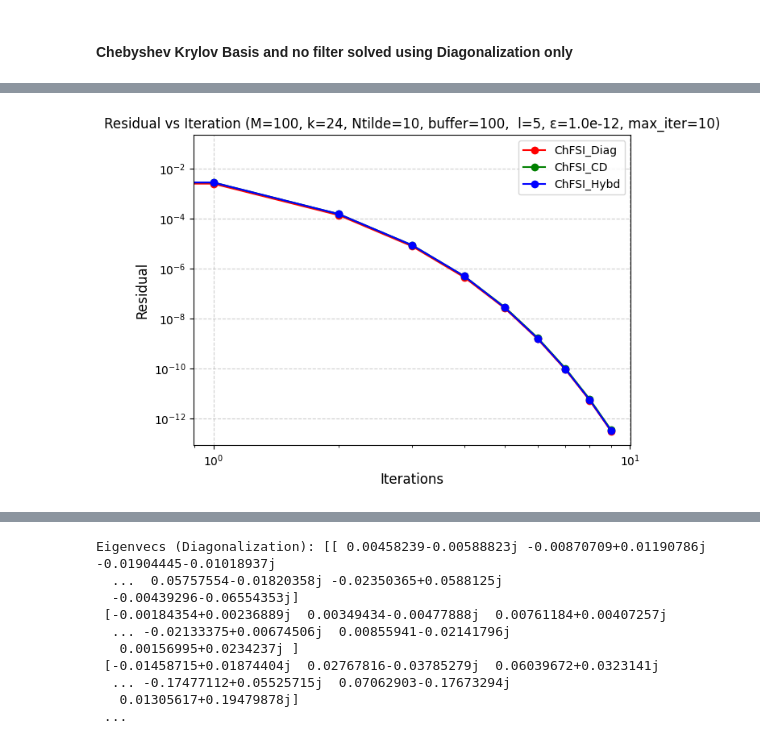
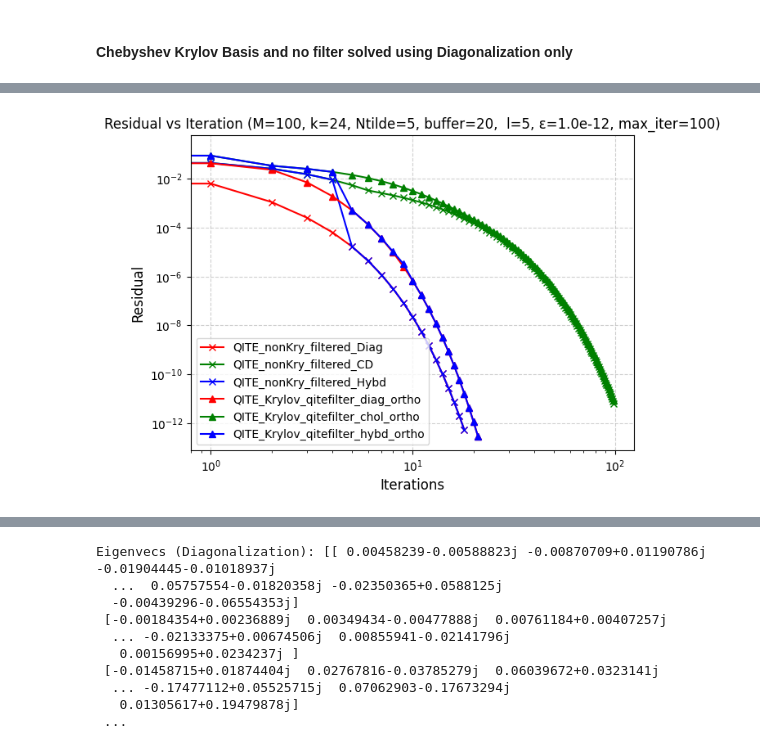
Before and after one commit to Nihar-Shah2001/Quantum_Computing_Notes, a Jupyter notebook: Notes/codes/project.ipynb, the cells around one changed output, grey strips where cells are left out. Drawn from its saved outputs; the diff is of its cells as text; code cells hidden in the pictures.

```diff
--- a/Notes/codes/project.ipynb
+++ b/Notes/codes/project.ipynb
@@ -380,9 +390,17 @@ def ChFSI_cholalgo(H, Psi, T_kH):
 
         # Regularization to ensure positive definiteness
         # S += np.eye(S.shape[0]) * 1e-10
+        try:
+            L = np.linalg.cholesky(S)
+        except np.linalg.LinAlgError:
+            print("Warning: S not positive definite. Applying regularization.")
+            eps = 1e-10
+            S += eps * np.eye(S.shape[0])
+            L = np.linalg.cholesky(S)
+
 
         #Cholesky decomposition
-        L = np.linalg.cholesky(S)
+        # L = np.linalg.cholesky(S)
 
         # orthogonalization
         Psi = Psi_F @ (np.linalg.inv(L).conj().T)
@@ -1057,14 +1862,16 @@ def Cheby_krylov_nofilter_diag(H, v_0, Ntilde = 10, buffer = 20, epsilon = 1e-5,
 # %%
 # Parameters
 M =  100 # Dimension of the matrix
-Ntilde = 10  # Number of eigenvalues
-buffer = 100  # Buffer for the number of eigenvalues
+Ntilde = 5  # Number of eigenvalues
+buffer = 20  # Buffer for the number of eigenvalues
 N = int((1+(buffer/100)) * Ntilde)  # Number of eigenvalues to be found
 Psi = np.random.randn(M, N) + 1j * np.random.randn(M,N)
+Psi /= np.linalg.norm(Psi, axis=0, keepdims=True)
 v_0 = np.random.randn(M, 1) + 1j*np.random.randn(M, 1)
+v_0 /= np.linalg.norm(v_0, axis=0, keepdims=True)
 k = 24  # Degree of Chebyshev polynomial
 epsilon = 1e-12  # Tolerance for convergence
-max_iter = 10 # Maximum number of iterations
+max_iter = 100 # Maximum number of iterations
 tau = 1e+1 # Time step for QITE
 l = 5 # Period of the algorithm for Hybrid Algorithm
 H = generate_hermitian_matrix(M)
@@ -1097,26 +1940,38 @@ NameError: name 'ChFSI_chol' is not defined
 # %%
 # Plot the error
 plt.figure(figsize=(7, 5))
 plt.title(f"Residual vs Iteration (M={M}, k={k}, Ntilde={Ntilde}, buffer={buffer},  l={l}, ε={epsilon:.1e}, max_iter={max_iter})")
 
-plt.plot(np.arange(len(residual_diag)-1), residual_diag[1:], marker='o',  label="ChFSI_Diag", color="red")
-plt.plot(np.arange(len(residual_chol)-1), residual_chol[1:], marker='o',  label="ChFSI_CD",color="green")
-plt.plot(np.arange(len(residual_hybd)-1), residual_hybd[1:], marker='o',  label="ChFSI_Hybd",color="blue")
-# plt.plot(np.arange(len(residual_QITE_nonKry_qitefilter_diag)-1), residual_QITE_nonKry_qitefilter_diag[1:], marker='x',  label="QITE_nonKry_filtered_Diag", color="red")
-# plt.plot(np.arange(len(residual_QITE_nonKry_qitefilter_chol)-1), residual_QITE_nonKry_qitefilter_chol[1:], marker='x',  label="QITE_nonKry_filtered_CD", color="green")
-# plt.plot(np.arange(len(residual_QITE_nonKry_qitefilter_hybd)-1), residual_QITE_nonKry_qitefilter_hybd[1:], marker='x',  label="QITE_nonKry_filtered_Hybd", color="blue")
-# plt.plot(np.arange(len(residual_qite_krylov_nofilter_diag)-1), residual_qite_krylov_nofilter_diag[1:], marker='^', label="QITE_Krylov", color="blue")
+# plt.plot(np.arange(len(residual_diag)-1), residual_diag[1:], marker='o',  label="ChFSI_Diag", color="red")
+# plt.plot(np.arange(len(residual_chol)-1), residual_chol[1:], marker='o',  label="ChFSI_CD",color="green")
+# plt.plot(np.arange(len(residual_hybd)-1), residual_hybd[1:], marker='o',  label="ChFSI_Hybd",color="blue")
+plt.plot(np.arange(len(residual_QITE_nonKry_qitefilter_diag)-1), residual_QITE_nonKry_qitefilter_diag[1:], marker='x',  label="QITE_nonKry_filtered_Diag", color="red")
+plt.plot(np.arange(len(residual_QITE_nonKry_qitefilter_chol)-1), residual_QITE_nonKry_qitefilter_chol[1:], marker='x',  label="QITE_nonKry_filtered_CD", color="green")
+plt.plot(np.arange(len(residual_QITE_nonKry_qitefilter_hybd)-1), residual_QITE_nonKry_qitefilter_hybd[1:], marker='x',  label="QITE_nonKry_filtered_Hybd", color="blue")
+# plt.plot(np.arange(len(residual_qite_krylov_nofilter_diag)-1), residual_qite_krylov_nofilter_diag[1:], marker='^', label="QITE_Krylov_qitefilter_diag", color="blue")
+# plt.plot(np.arange(len(residual_qite_krylov_nofilter_diag_ortho)-1), residual_qite_krylov_nofilter_diag_ortho[1:], marker='^', label="QITE_Krylov_nofilter_diag_ortho", color="red")
+# plt.plot(np.arange(len(residual_qite_krylov_nofilter_chol_ortho)-1), residual_qite_krylov_nofilter_chol_ortho[1:], marker='^', label="QITE_Krylov_nofilter_chol_ortho", color="blue")
+# plt.plot(np.arange(len(residual_qite_krylov_nofilter_hybd_ortho)-1), residual_qite_krylov_nofilter_hybd_ortho[1:], marker='^', label="QITE_Krylov_nofilter_hybd_ortho", color="green")
+plt.plot(np.arange(len(residual_qite_krylov_qitefilter_diag_ortho)-1), residual_qite_krylov_qitefilter_diag_ortho[1:], marker='^', label="QITE_Krylov_qitefilter_diag_ortho", color="red")
+plt.plot(np.arange(len(residual_qite_krylov_qitefilter_chol_ortho)-1), residual_qite_krylov_qitefilter_chol_ortho[1:], marker='^', label="QITE_Krylov_qitefilter_chol_ortho", color="green")
+plt.plot(np.arange(len(residual_qite_krylov_qitefilter_hybd_ortho)-1), residual_qite_krylov_qitefilter_hybd_ortho[1:], marker='^', label="QITE_Krylov_qitefilter_hybd_ortho", color="blue")
 # plt.plot(np.arange(len(residual_qfd_krylov_nofilter_diag)-1), residual_qfd_krylov_nofilter_diag[1:], marker='^', label="QFD_Krylov", color="blue")
+# plt.plot(np.arange(len(residual_qfd_krylov_nofilter_diag_ortho)-1), residual_qfd_krylov_nofilter_diag_ortho[1:], marker='^', label="QFD_Krylov_Ortho", color="red")
+# plt.plot(np.arange(len(residual_qfd_krylov_nofilter_chol_ortho)-1), residual_qfd_krylov_nofilter_chol_ortho[1:], marker='^', label="QFD_Krylov_Ortho", color="blue")
+# plt.plot(np.arange(len(residual_qfd_krylov_nofilter_hybd_ortho)-1), residual_qfd_krylov_nofilter_hybd_ortho[1:], marker='^', label="QFD_Krylov_Ortho", color="green")
+# plt.plot(np.arange(len(residual_qfd_nonKry_qfdfilter_diag)-1), residual_qfd_nonKry_qfdfilter_diag[1:], marker='o', label="QFD_nonKry_filtered_Diag", color="red")
+# plt.plot(np.arange(len(residual_qfd_nonKry_qfdfilter_chol)-1), residual_qfd_nonKry_qfdfilter_chol[1:], marker='o', label="QFD_nonKry_filtered_CD", color="green")
+# plt.plot(np.arange(len(residual_qfd_nonKry_qfdfilter_hybd)-1), residual_qfd_nonKry_qfdfilter_hybd[1:], marker='o', label="QFD_nonKry_filtered_Hybd", color="blue")
 # plt.plot(np.arange(len(residual_cHeby_krylov_diag)-1), residual_cHeby_krylov_diag[1:], marker='o', label="Cheby_Krylov (RAND_INIT)", color="black")
 
 plt.yscale("log")
 plt.xscale("log")
 plt.grid(True, linestyle="--", alpha=0.6)
 plt.xlabel("Iterations", fontsize=12)
 plt.ylabel("Residual", fontsize=12)
 # Legend adjustments
 plt.legend()
 plt.show()
 # %% [output]
-[figure, old version]
+[figure, new version]
 # %%
```
Also changed, not shown: parts of 30 cells of this notebook.
